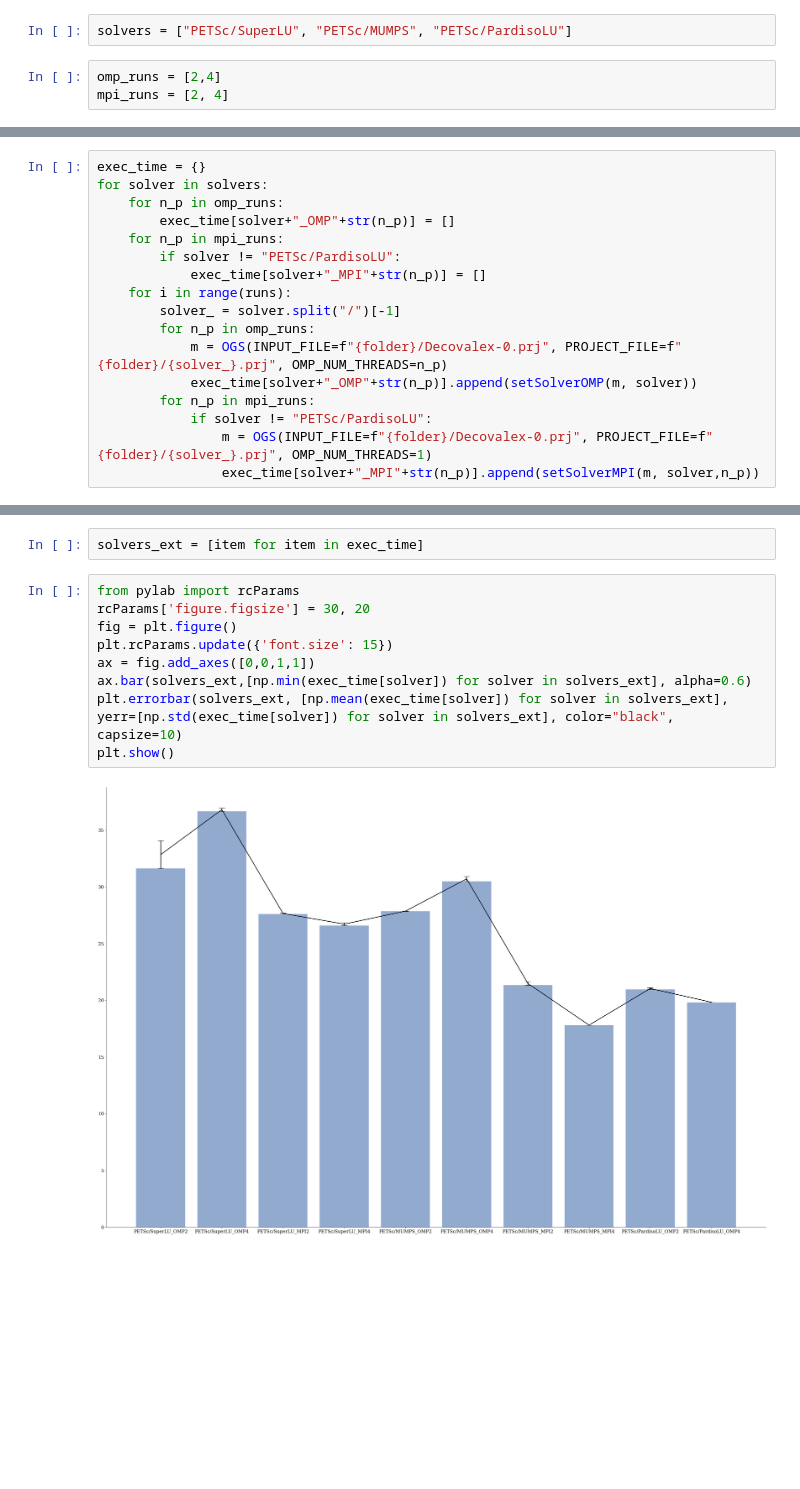
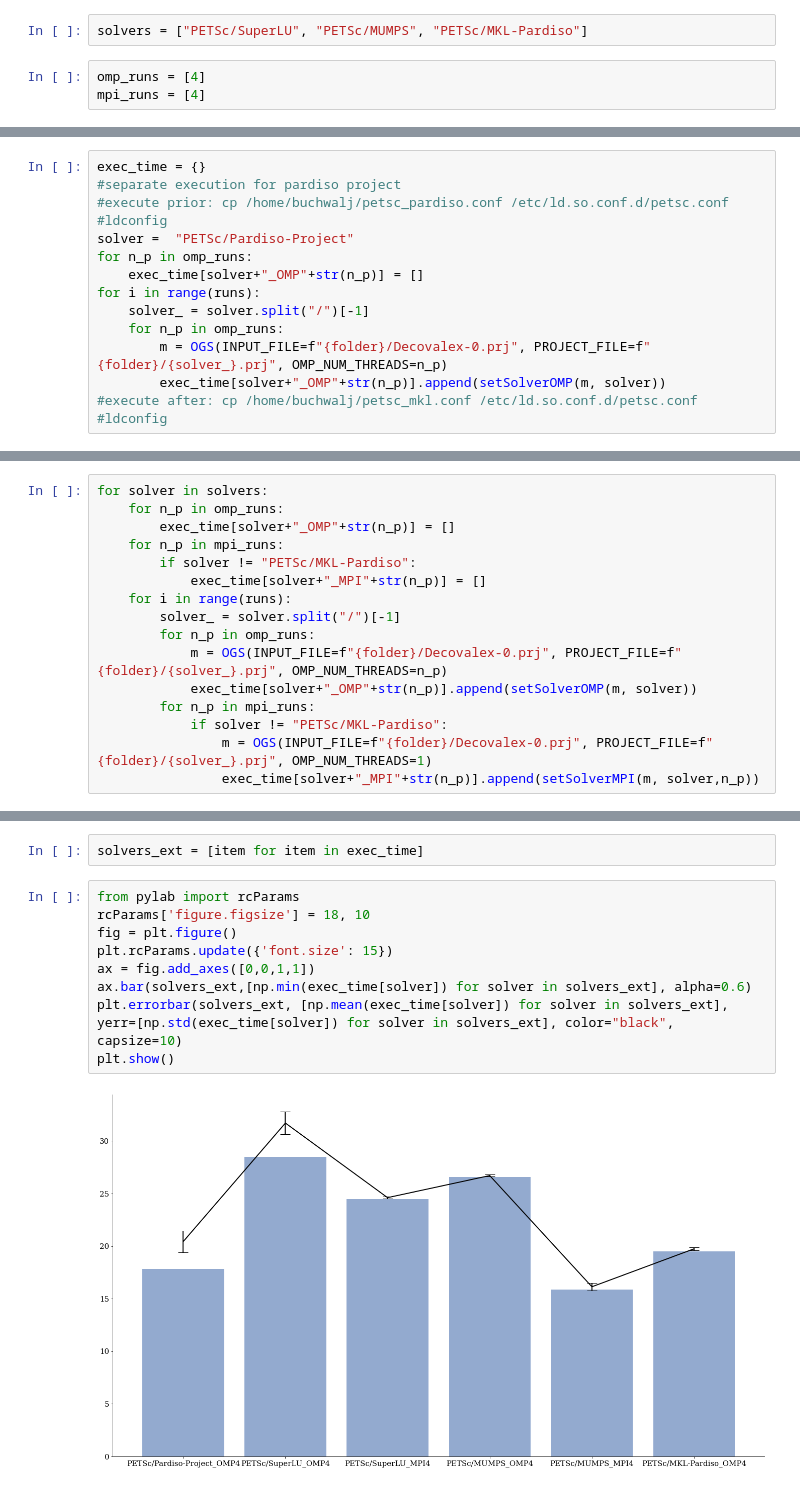
Before and after one commit to joergbuchwald/OGS_Solver_Comparison, a Jupyter notebook: notebooks/ogs_direct_solvers_petsc.ipynb, the cells around one changed output, grey strips where cells are left out. Cells and saved outputs as stored; diff of their text form; blank space fills up the shorter version.

Commit message:
add Pardiso 6 von Pardiso-Project

```diff
--- a/notebooks/ogs_direct_solvers_petsc.ipynb
+++ b/notebooks/ogs_direct_solvers_petsc.ipynb
@@ -14,10 +14,10 @@ runs=2
 # %%
 folder= "/home/buchwalj/OGS_Solver_Comparison/data/sims/Petsc_direct_solver_comparison"
 # %%
-solvers = ["PETSc/SuperLU", "PETSc/MUMPS", "PETSc/PardisoLU"]
+solvers = ["PETSc/SuperLU", "PETSc/MUMPS", "PETSc/MKL-Pardiso"]
 # %%
-omp_runs = [2,4]
-mpi_runs = [2, 4]
+omp_runs = [4]
+mpi_runs = [4]
 # %%
 def setSolverOMP(fileobject, solver):
     if solver == "PETSc/SuperLU":
@@ -46,2 +54,17 @@ def setSolverMPI(fileobject, solver, n_p):
     exec_time = fileobject.exec_time
     return exec_time
+# %%
+exec_time = {}
+#separate execution for pardiso project
+#execute prior: cp /home/buchwalj/petsc_pardiso.conf /etc/ld.so.conf.d/petsc.conf
+#ldconfig
+solver =  "PETSc/Pardiso-Project"
+for n_p in omp_runs:
+    exec_time[solver+"_OMP"+str(n_p)] = []
+for i in range(runs):
+    solver_ = solver.split("/")[-1]
+    for n_p in omp_runs:
+        m = OGS(INPUT_FILE=f"{folder}/Decovalex-0.prj", PROJECT_FILE=f"{folder}/{solver_}.prj", OMP_NUM_THREADS=n_p)
+        exec_time[solver+"_OMP"+str(n_p)].append(setSolverOMP(m, solver))
+#execute after: cp /home/buchwalj/petsc_mkl.conf /etc/ld.so.conf.d/petsc.conf
+#ldconfig
@@ -48,10 +92,9 @@ def setSolverMPI(fileobject, solver, n_p):
 # %%
-exec_time = {}
 for solver in solvers:
     for n_p in omp_runs:
         exec_time[solver+"_OMP"+str(n_p)] = []
     for n_p in mpi_runs:
-        if solver != "PETSc/PardisoLU":
+        if solver != "PETSc/MKL-Pardiso":
             exec_time[solver+"_MPI"+str(n_p)] = []
     for i in range(runs):
         solver_ = solver.split("/")[-1]
@@ -59,7 +102,7 @@ for solver in solvers:
             m = OGS(INPUT_FILE=f"{folder}/Decovalex-0.prj", PROJECT_FILE=f"{folder}/{solver_}.prj", OMP_NUM_THREADS=n_p)
             exec_time[solver+"_OMP"+str(n_p)].append(setSolverOMP(m, solver))
         for n_p in mpi_runs:
-            if solver != "PETSc/PardisoLU":
+            if solver != "PETSc/MKL-Pardiso":
                 m = OGS(INPUT_FILE=f"{folder}/Decovalex-0.prj", PROJECT_FILE=f"{folder}/{solver_}.prj", OMP_NUM_THREADS=1)
                 exec_time[solver+"_MPI"+str(n_p)].append(setSolverMPI(m, solver,n_p))
 # %% [output]
@@ -84,15 +127,15 @@ Execution took 19.82300853729248 s
 solvers_ext = [item for item in exec_time]
 # %%
 from pylab import rcParams
-rcParams['figure.figsize'] = 30, 20
+rcParams['figure.figsize'] = 18, 10
 fig = plt.figure()
 plt.rcParams.update({'font.size': 15})
 ax = fig.add_axes([0,0,1,1])
 ax.bar(solvers_ext,[np.min(exec_time[solver]) for solver in solvers_ext], alpha=0.6)
 plt.errorbar(solvers_ext, [np.mean(exec_time[solver]) for solver in solvers_ext], yerr=[np.std(exec_time[solver]) for solver in solvers_ext], color="black", capsize=10)
 plt.show()
 # %% [output]
-[figure, old version]
+[figure, new version]
 # %%
 [np.sum(exec_time[solver])/runs for solver in solvers_ext]
 # %% [output]
```
Also changed, not shown: parts of 6 cells of this notebook.
